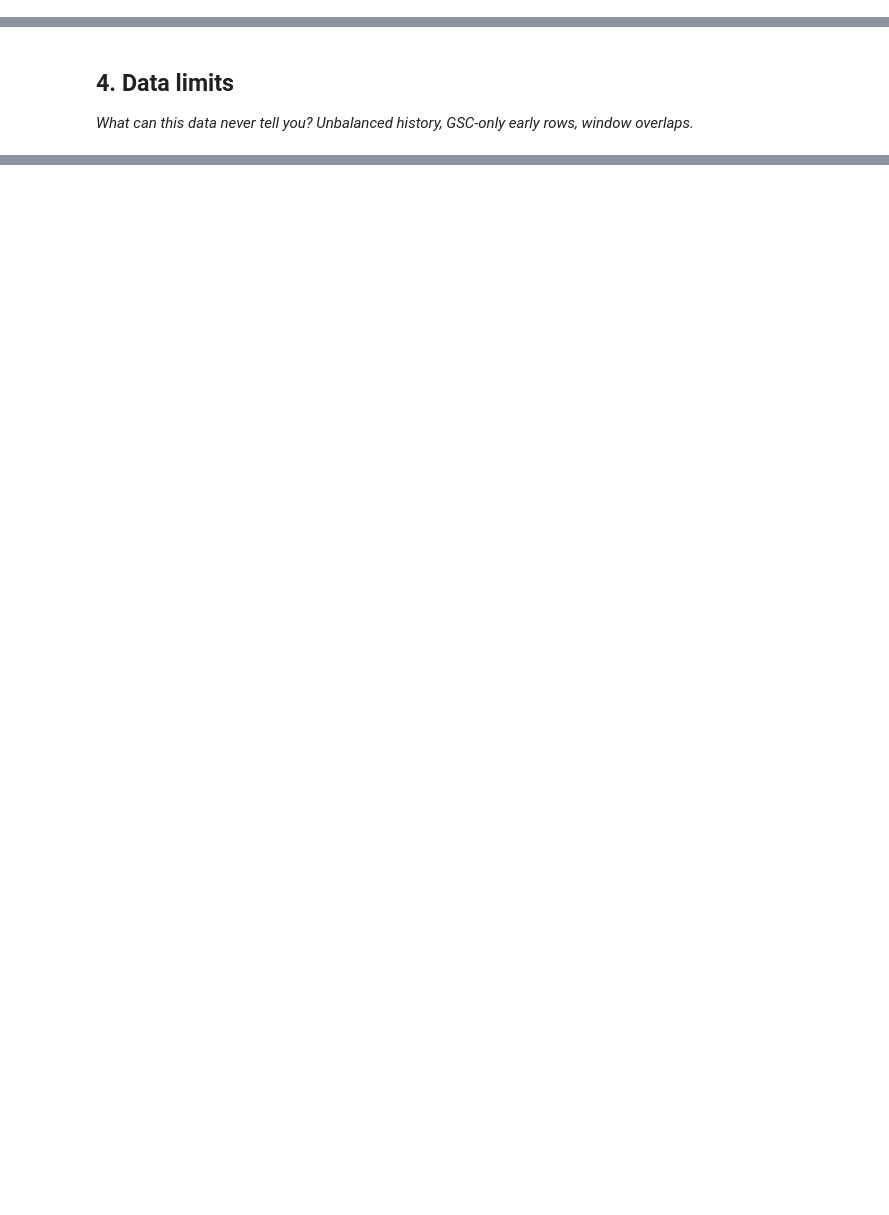
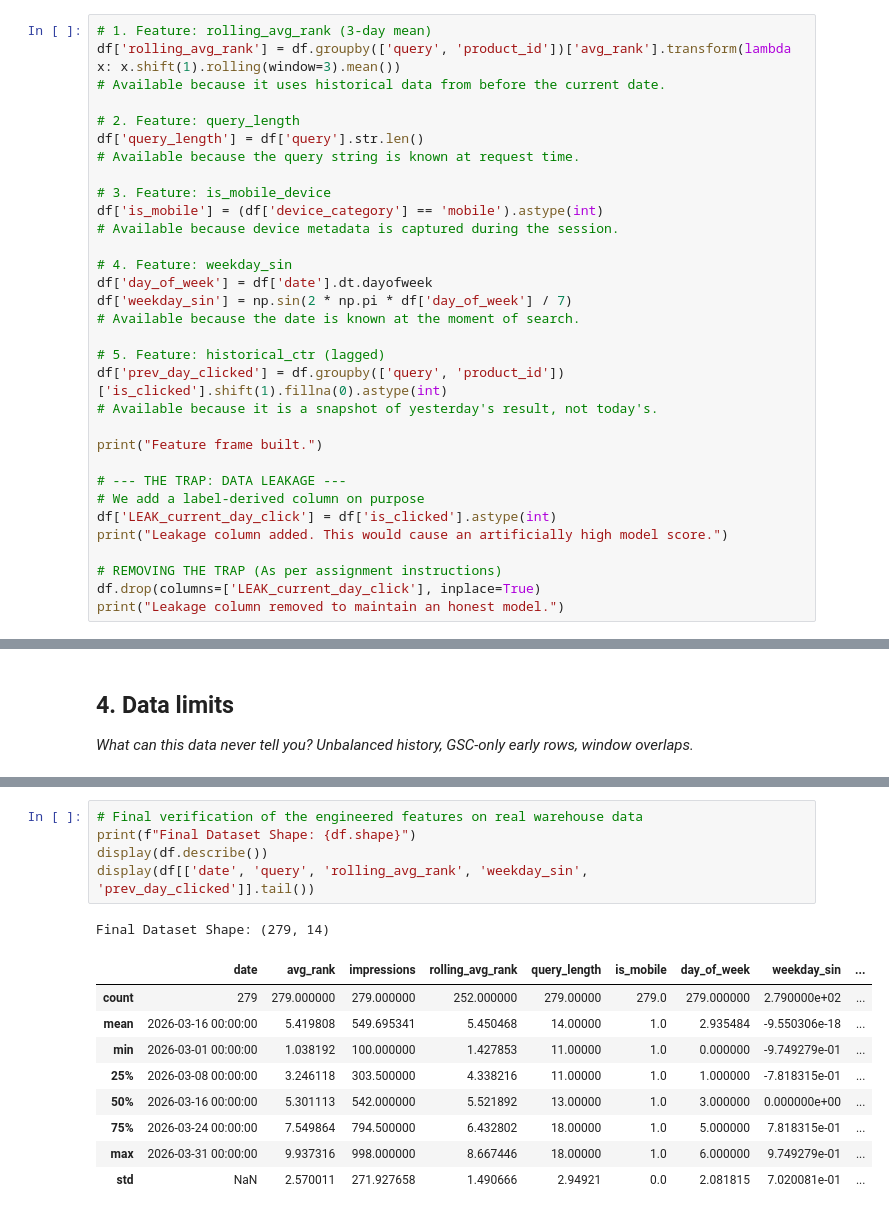
Before and after one commit to pushpendrajat2004/FlyRank01, a Jupyter notebook: work/notebooks/w03_data_contract.ipynb, the cells around one changed output, grey strips where cells are left out. Saved outputs shown, nothing was run; the diff lists cells and outputs as text; blank space fills up the shorter version.

Commit message:
Hugging face data contract is done.

```diff
--- a/work/notebooks/w03_data_contract.ipynb
+++ b/work/notebooks/w03_data_contract.ipynb
@@ -29,0 +159,32 @@ This skeleton is yours to fill. Work the sections **in order** — each one has
+# %%
+# 1. Feature: rolling_avg_rank (3-day mean)
+df['rolling_avg_rank'] = df.groupby(['query', 'product_id'])['avg_rank'].transform(lambda x: x.shift(1).rolling(window=3).mean())
+# Available because it uses historical data from before the current date.
+
+# 2. Feature: query_length
+df['query_length'] = df['query'].str.len()
+# Available because the query string is known at request time.
+
+# 3. Feature: is_mobile_device
+df['is_mobile'] = (df['device_category'] == 'mobile').astype(int)
+# Available because device metadata is captured during the session.
+
+# 4. Feature: weekday_sin
+df['day_of_week'] = df['date'].dt.dayofweek
+df['weekday_sin'] = np.sin(2 * np.pi * df['day_of_week'] / 7)
+# Available because the date is known at the moment of search.
+
+# 5. Feature: historical_ctr (lagged)
+df['prev_day_clicked'] = df.groupby(['query', 'product_id'])['is_clicked'].shift(1).fillna(0).astype(int)
+# Available because it is a snapshot of yesterday's result, not today's.
+
+print("Feature frame built.")
+
+# --- THE TRAP: DATA LEAKAGE ---
+# We add a label-derived column on purpose
+df['LEAK_current_day_click'] = df['is_clicked'].astype(int)
+print("Leakage column added. This would cause an artificially high model score.")
+
+# REMOVING THE TRAP (As per assignment instructions)
+df.drop(columns=['LEAK_current_day_click'], inplace=True)
+print("Leakage column removed to maintain an honest model.")
@@ -36,0 +218,16 @@ This skeleton is yours to fill. Work the sections **in order** — each one has
+# %%
+# Final verification of the engineered features on real warehouse data
+print(f"Final Dataset Shape: {df.shape}")
+display(df.describe())
+display(df[['date', 'query', 'rolling_avg_rank', 'weekday_sin', 'prev_day_clicked']].tail())
+# %% [output]
+Final Dataset Shape: (279, 14)
+|  | date | avg_rank | impressions | rolling_avg_rank | query_length | is_mobile | day_of_week | weekday_sin | ... |
+| count | 279 | 279.000000 | 279.000000 | 252.000000 | 279.00000 | 279.0 | 279.000000 | 2.790000e+02 | ... |
+| mean | 2026-03-16 00:00:00 | 5.419808 | 549.695341 | 5.450468 | 14.00000 | 1.0 | 2.935484 | -9.550306e-18 | ... |
+| min | 2026-03-01 00:00:00 | 1.038192 | 100.000000 | 1.427853 | 11.00000 | 1.0 | 0.000000 | -9.749279e-01 | ... |
+| 25% | 2026-03-08 00:00:00 | 3.246118 | 303.500000 | 4.338216 | 11.00000 | 1.0 | 1.000000 | -7.818315e-01 | ... |
+| 50% | 2026-03-16 00:00:00 | 5.301113 | 542.000000 | 5.521892 | 13.00000 | 1.0 | 3.000000 | 0.000000e+00 | ... |
+| 75% | 2026-03-24 00:00:00 | 7.549864 | 794.500000 | 6.432802 | 18.00000 | 1.0 | 5.000000 | 7.818315e-01 | ... |
+| max | 2026-03-31 00:00:00 | 9.937316 | 998.000000 | 8.667446 | 18.00000 | 1.0 | 6.000000 | 9.749279e-01 | ... |
+| std | NaN | 2.570011 | 271.927658 | 1.490666 | 2.94921 | 0.0 | 2.081815 | 7.020081e-01 | ... |
```
Also changed, not shown: parts of 23 cells of this notebook.
